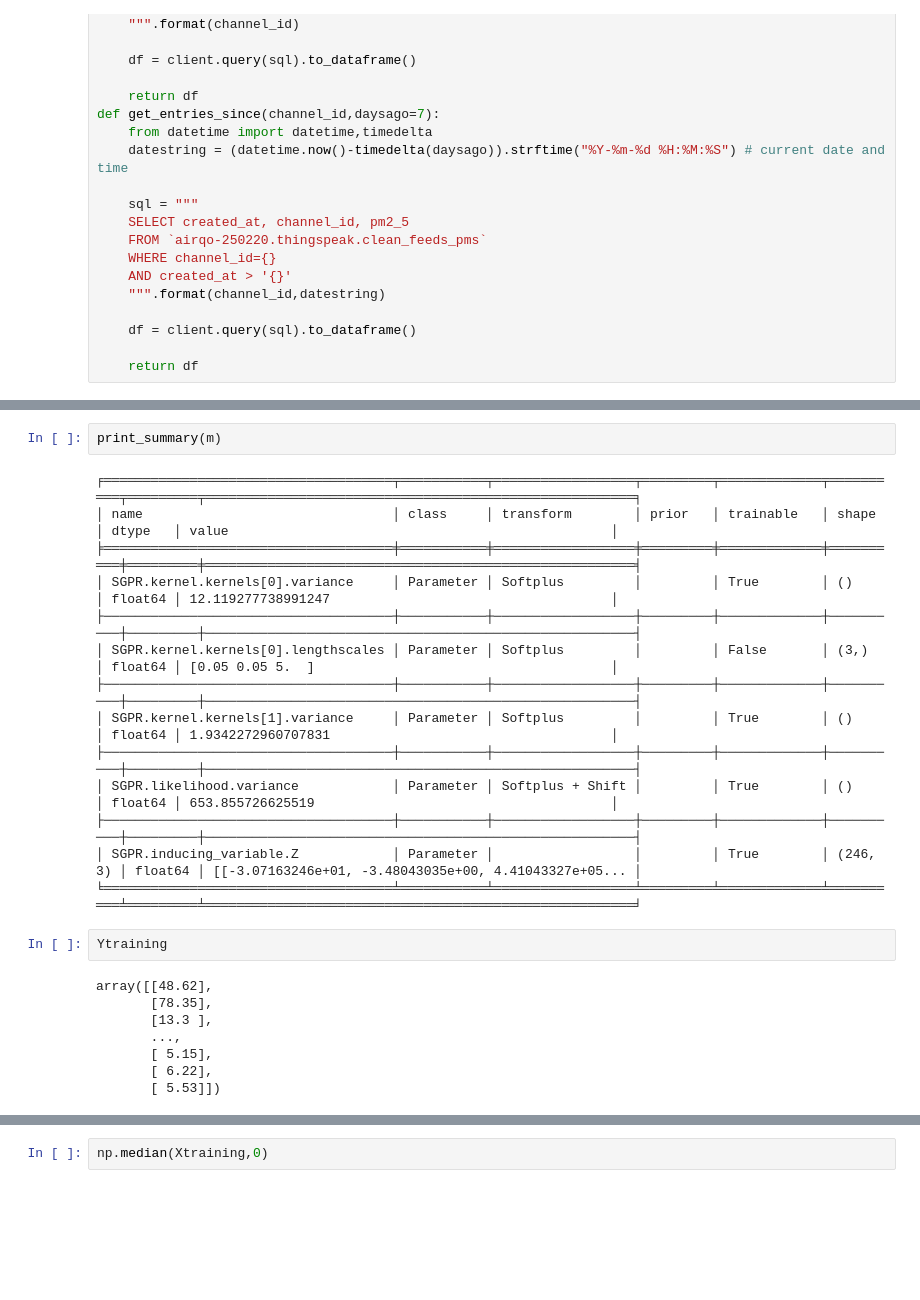
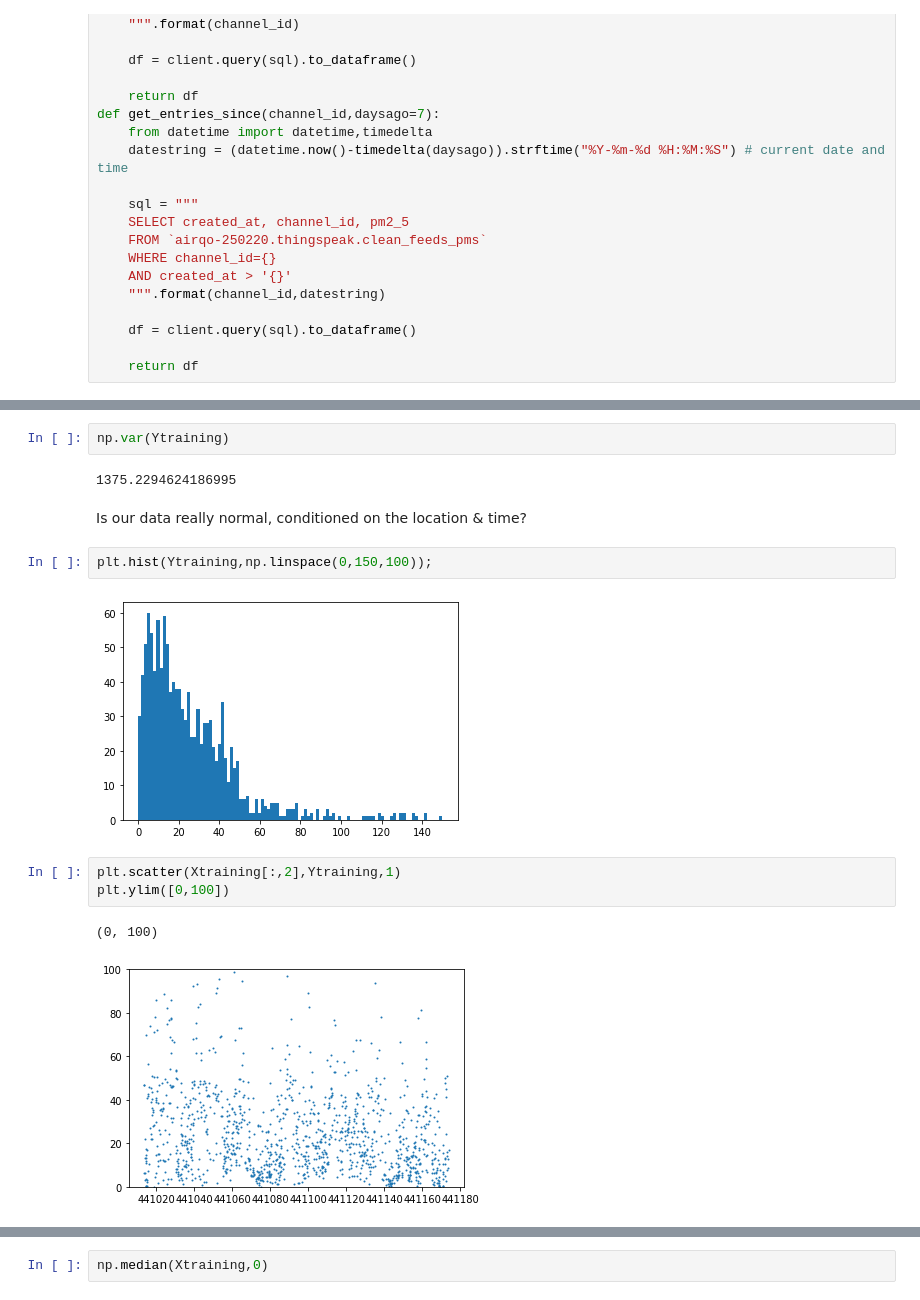
Before and after one commit to lionfish0/experimentation, a Jupyter notebook: IntroGPs_and_airpollution_withtimeandspace.ipynb, the cells around one changed output, grey strips where cells are left out. Drawn from its saved outputs; the diff is of its cells as text; blank space fills up the shorter version.

```diff
--- a/IntroGPs_and_airpollution_withtimeandspace.ipynb
+++ b/IntroGPs_and_airpollution_withtimeandspace.ipynb
@@ -192,26 +155,16 @@ m.trainable_parameters
-# %%
-print_summary(m)
-# %% [output]
-╒═════════════════════════════════════╤═══════════╤══════════════════╤═════════╤═════════════╤══════════╤═════════╤═══════════════════════════════════════════════════════╕
-│ name                                │ class     │ transform        │ prior   │ trainable   │ shape    │ dtype   │ value                                                 │
-╞═════════════════════════════════════╪═══════════╪══════════════════╪═════════╪═════════════╪══════════╪═════════╪═══════════════════════════════════════════════════════╡
-│ SGPR.kernel.kernels[0].variance     │ Parameter │ Softplus         │         │ True        │ ()       │ float64 │ 12.119277738991247                                    │
-├─────────────────────────────────────┼───────────┼──────────────────┼─────────┼─────────────┼──────────┼─────────┼───────────────────────────────────────────────────────┤
-│ SGPR.kernel.kernels[0].lengthscales │ Parameter │ Softplus         │         │ False       │ (3,)     │ float64 │ [0.05 0.05 5.  ]                                      │
-├─────────────────────────────────────┼───────────┼──────────────────┼─────────┼─────────────┼──────────┼─────────┼───────────────────────────────────────────────────────┤
-│ SGPR.kernel.kernels[1].variance     │ Parameter │ Softplus         │         │ True        │ ()       │ float64 │ 1.9342272960707831                                    │
-├─────────────────────────────────────┼───────────┼──────────────────┼─────────┼─────────────┼──────────┼─────────┼───────────────────────────────────────────────────────┤
-│ SGPR.likelihood.variance            │ Parameter │ Softplus + Shift │         │ True        │ ()       │ float64 │ 653.855726625519                                      │
-├─────────────────────────────────────┼───────────┼──────────────────┼─────────┼─────────────┼──────────┼─────────┼───────────────────────────────────────────────────────┤
-│ SGPR.inducing_variable.Z            │ Parameter │                  │         │ True        │ (246, 3) │ float64 │ [[-3.07163246e+01, -3.48043035e+00, 4.41043327e+05... │
-╘═════════════════════════════════════╧═══════════╧══════════════════╧═════════╧═════════════╧══════════╧═════════╧═══════════════════════════════════════════════════════╛
-# %%
-Ytraining
-# %% [output]
-array([[48.62],
-       [78.35],
-       [13.3 ],
-       ...,
-       [ 5.15],
-       [ 6.22],
-       [ 5.53]])
+# %%
+np.var(Ytraining)
+# %% [output]
+1375.2294624186995
+# %% [markdown]
+Is our data really normal, conditioned on the location & time?
+# %%
+plt.hist(Ytraining,np.linspace(0,150,100));
+# %% [output]
+[figure, added]
+# %%
+plt.scatter(Xtraining[:,2],Ytraining,1)
+plt.ylim([0,100])
+# %% [output]
+(0, 100)
+[figure, added]
```
Also changed, not shown: parts of 38 cells of this notebook.
